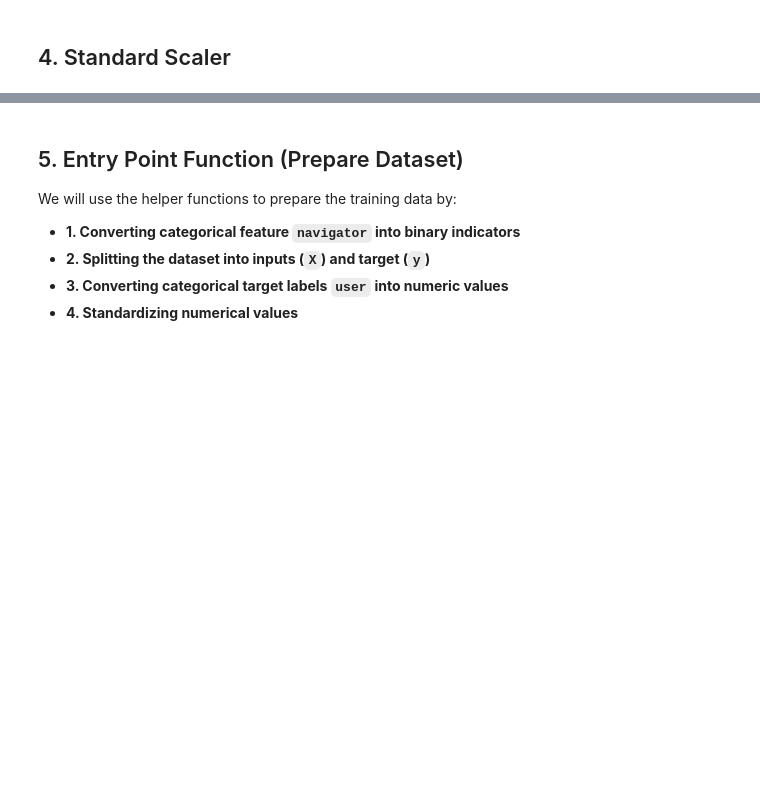
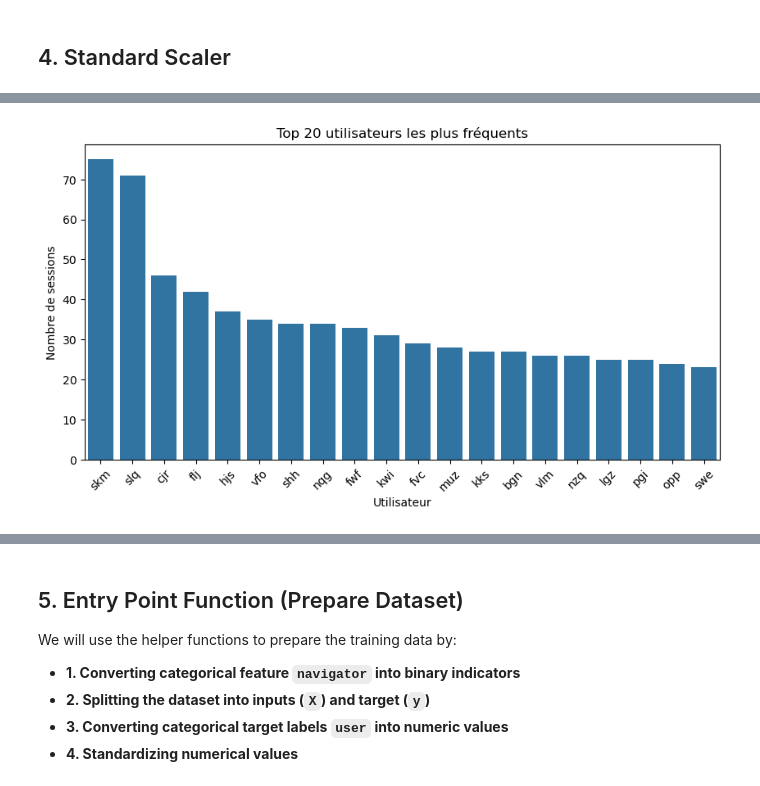
Before and after one commit to antara-walid/Qui-utilise-mon-appli-Challenge, a Jupyter notebook: QuiUtiliseMonAppliChallenge.ipynb, the cells around one changed output, grey strips where cells are left out. Saved outputs shown, nothing was run; the diff lists cells and outputs as text; code cells hidden in the pictures; blank space fills up the shorter version.

```diff
--- a/QuiUtiliseMonAppliChallenge.ipynb
+++ b/QuiUtiliseMonAppliChallenge.ipynb
@@ -83,0 +162,14 @@ def scale_features(X):
+# %%
+
+
+top_users = train_dataframe['user'].value_counts().head(20)
+
+plt.figure(figsize=(10, 5))
+sns.barplot(x=top_users.index, y=top_users.values)
+plt.title("Top 20 utilisateurs les plus fréquents")
+plt.xticks(rotation=45)
+plt.xlabel("Utilisateur")
+plt.ylabel("Nombre de sessions")
+plt.show()
+# %% [output]
+[figure, added]
```
Also changed, not shown: parts of 20 cells of this notebook, 1 other file.
